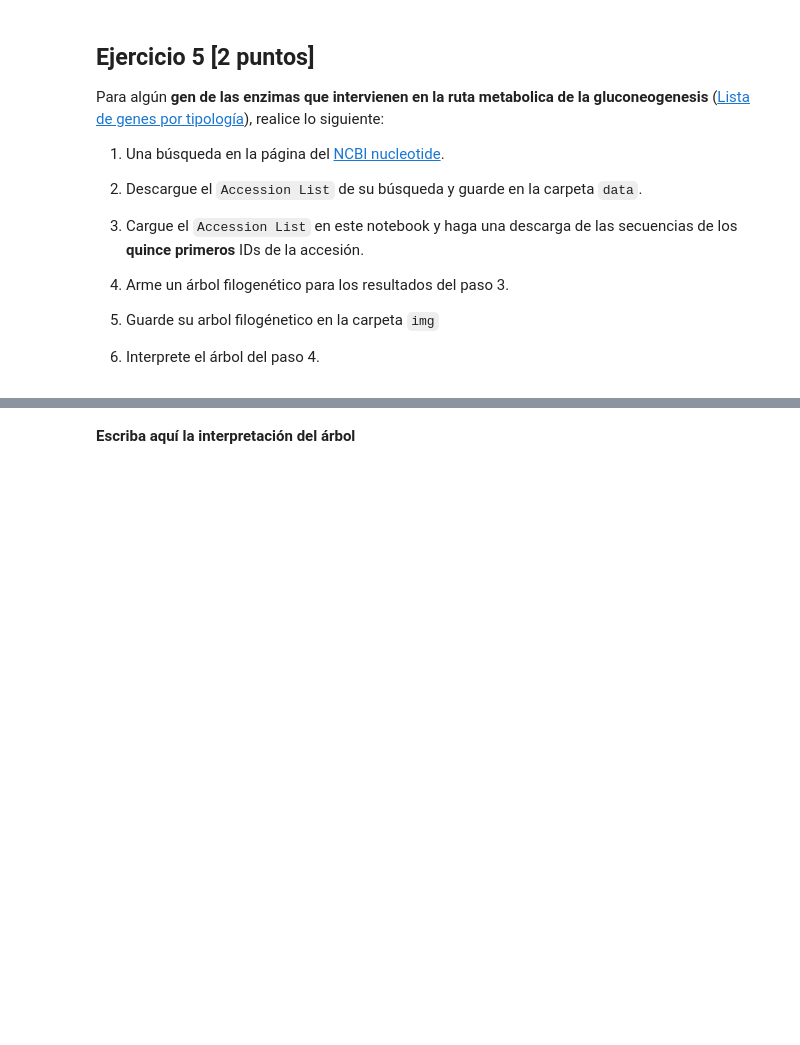
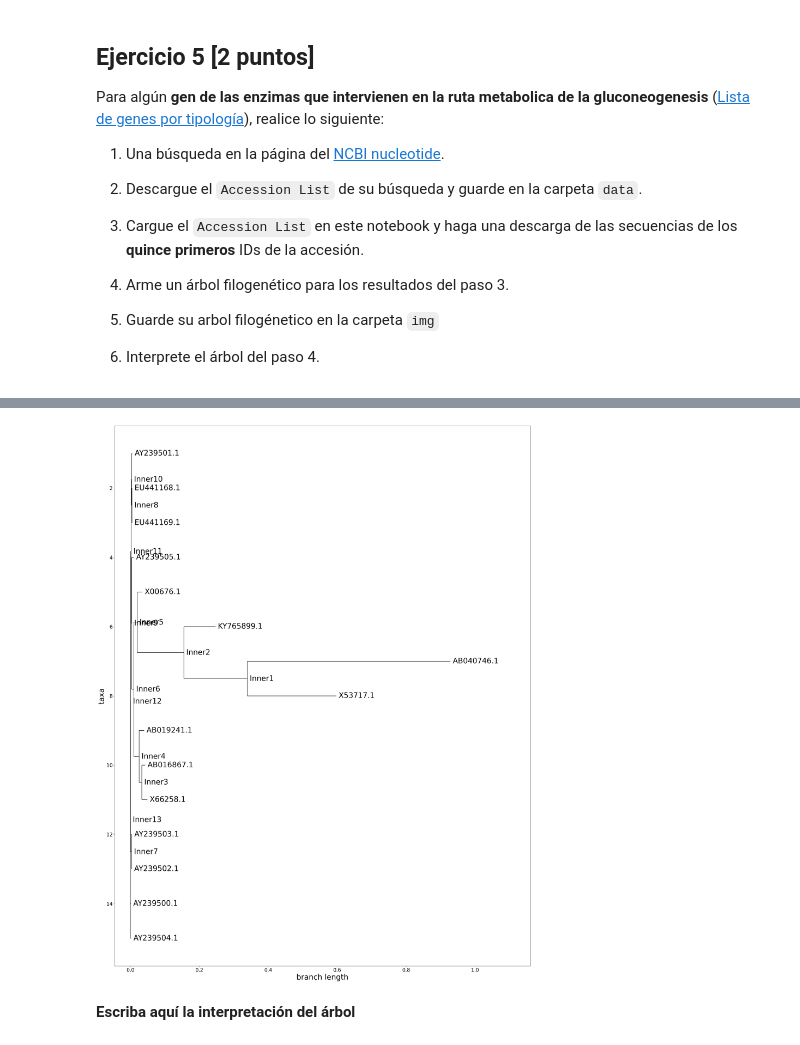
Before and after one commit to Adry1808/GBI6_ExamenPython, a Jupyter notebook: 2022I_GBI6_ExamenPython.ipynb, the cells around one changed output, grey strips where cells are left out. Drawn from its saved outputs; the diff is of its cells as text; code cells hidden in the pictures; blank space fills up the shorter version.

```diff
--- a/2022I_GBI6_ExamenPython.ipynb
+++ b/2022I_GBI6_ExamenPython.ipynb
@@ -196,3 +246,36 @@ Para algún **gen de las enzimas que intervienen en la ruta metabolica de la glu
+# %%
+with open("secuencias.aln","r") as aln:
+    alignment = AlignIO.read(aln,"clustal")
+
+from Bio.Phylo.TreeConstruction import DistanceCalculator
+calculator = DistanceCalculator('identity')
+
+distance_matrix = calculator.get_distance(alignment)
+
+
+from Bio.Phylo.TreeConstruction import DistanceTreeConstructor
+constructor = DistanceTreeConstructor(calculator)
+# Construir el arbol
+mic_tree = constructor.build_tree(alignment)
+mic_tree.rooted = True
+Phylo.write(mic_tree, "tree.xml", "phyloxml")
+
+mic_tree = Phylo.read(file="tree.xml", format= "phyloxml")
+
+# Arbol elemental en Matplotlib
+import matplotlib
+import matplotlib.pyplot as plt
+#fig = Phylo.draw(cis_tree)
+
+fig = plt.figure(figsize=(30, 40), dpi=100) # create figure & set the size
+matplotlib.rc('font', size=30)              # fontsize of the leaf and node labels
+matplotlib.rc('xtick', labelsize=20)       # fontsize of the tick labels
+matplotlib.rc('ytick', labelsize=20)       # fontsize of the tick labels
+axes = fig.add_subplot(1, 1, 1)
+Phylo.draw(mic_tree, axes=axes)
+fig.savefig("img/mic_tree.jpg")
+# %% [output]
+[figure, added]
 # %% [markdown]
 **Escriba aquí la interpretación del árbol**
 # %% [markdown]
```
Also changed, not shown: parts of 5 cells of this notebook.
